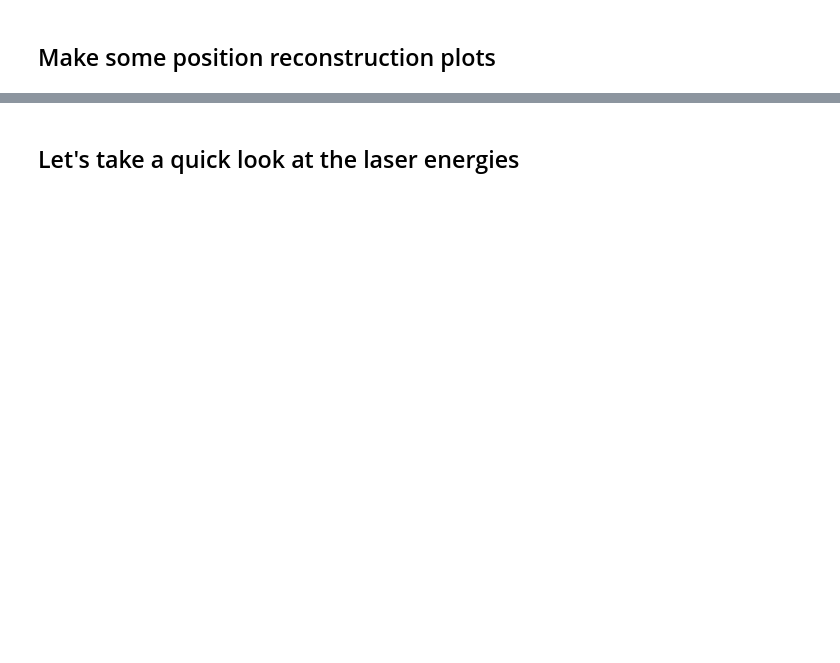
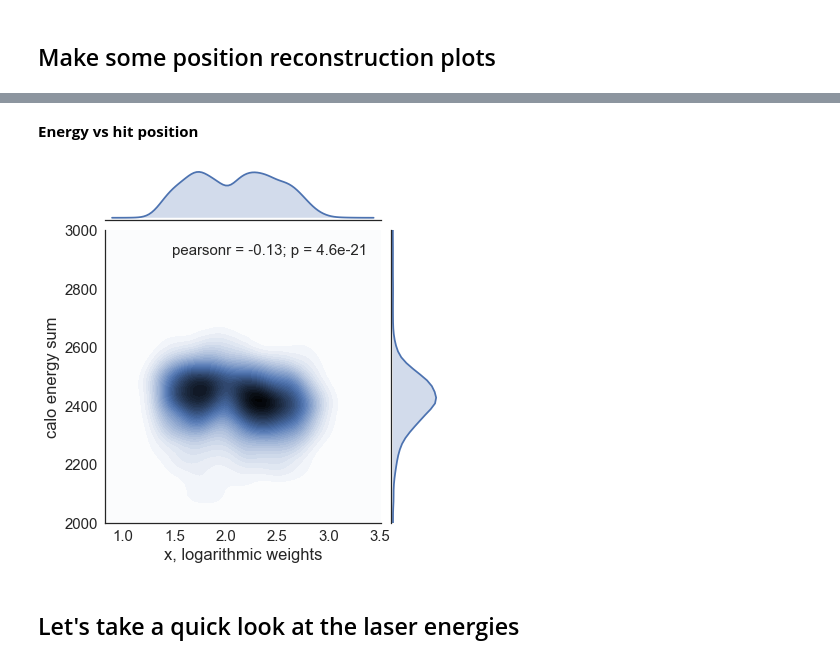
Before and after one commit to atfienberg/gm2-jupyter-notebooks, a Jupyter notebook: SLACWithPandas.ipynb, the cells around one changed output, grey strips where cells are left out. Saved outputs shown, nothing was run; the diff lists cells and outputs as text; code cells hidden in the pictures; blank space fills up the shorter version.

Commit message:
added energy vs position

```diff
--- a/SLACWithPandas.ipynb
+++ b/SLACWithPandas.ipynb
@@ -310,3 +332,12 @@ g=(seaborn.jointplot(x='x', y='xcoe', kind='kde',
+# %% [markdown]
+**Energy vs hit position**
+# %%
+single_df['x'] = pos_frame.x
+g=(seaborn.jointplot(x='x', y=('energy', 'sum'), kind='kde',
+                    data=single_df, joint_kws={'n_levels': 40}, ylim=(2000,3000))
+   .set_axis_labels('x, logarithmic weights', 'calo energy sum'))
+# %% [output]
+[figure, added]
 # %% [markdown]
 ## Let's take a quick look at the laser energies
 # %%
```
Also changed, not shown: parts of 8 cells of this notebook.
